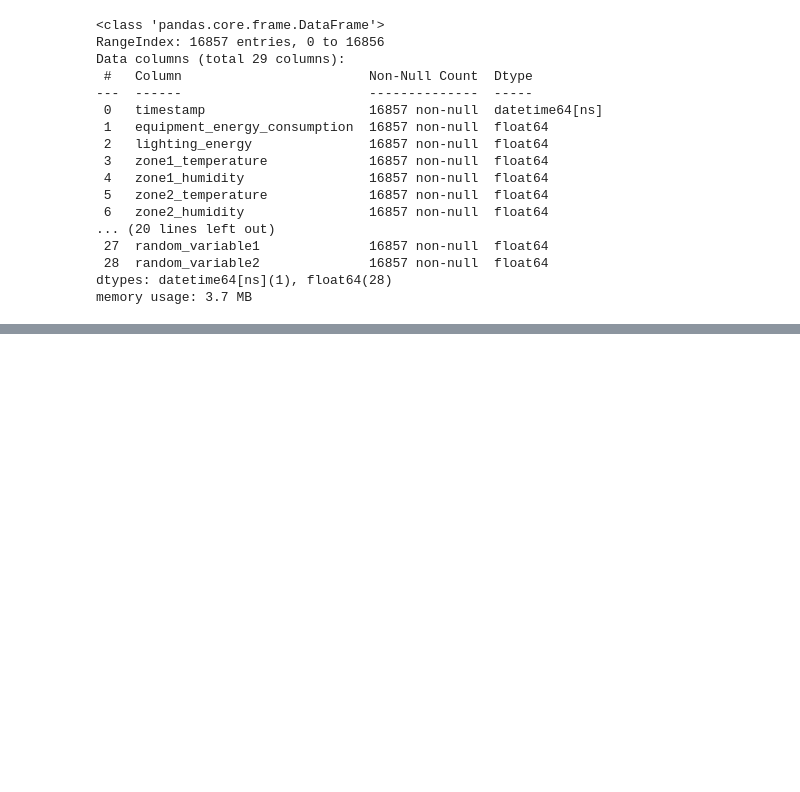
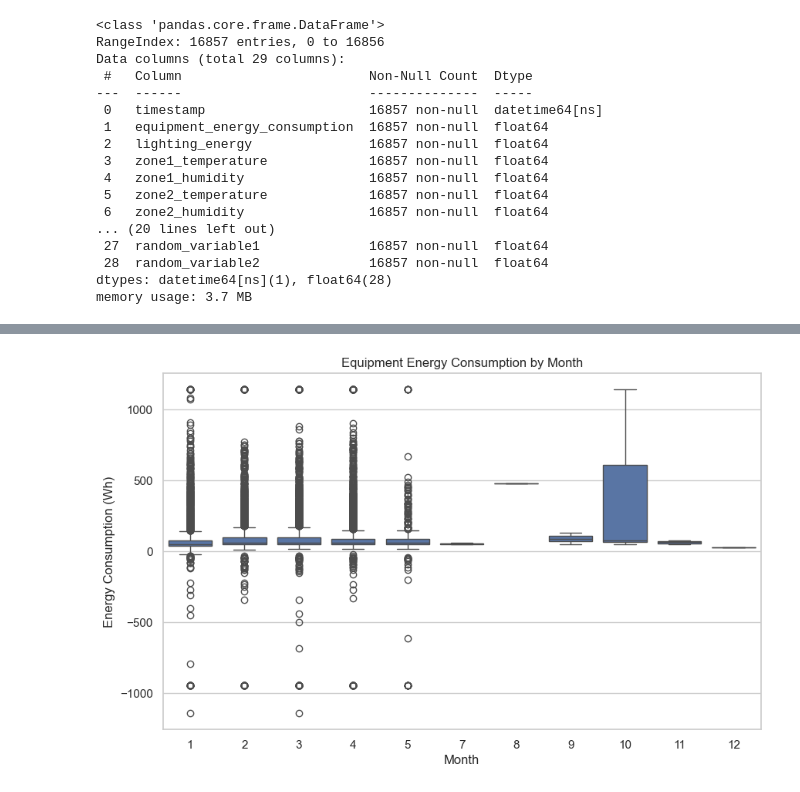
Before and after one commit to Sum000/DS-Intern-Assignment-Sumit_Behera, a Jupyter notebook: Assignment_solution.ipynb, the cells around one changed output, grey strips where cells are left out. Cells and saved outputs as stored; diff of their text form; code cells hidden in the pictures; blank space fills up the shorter version.

```diff
--- a/Assignment_solution.ipynb
+++ b/Assignment_solution.ipynb
@@ -190,0 +226,10 @@ memory usage: 3.7 MB
+# %%
+# Plotting energy consumption by month
+plt.figure(figsize=(10, 6))
+sns.boxplot(x='month', y='equipment_energy_consumption', data=data)
+plt.title('Equipment Energy Consumption by Month')
+plt.xlabel('Month')
+plt.ylabel('Energy Consumption (Wh)')
+plt.show()
+# %% [output]
+[figure, added]
```
Also changed, not shown: parts of 29 cells of this notebook.
